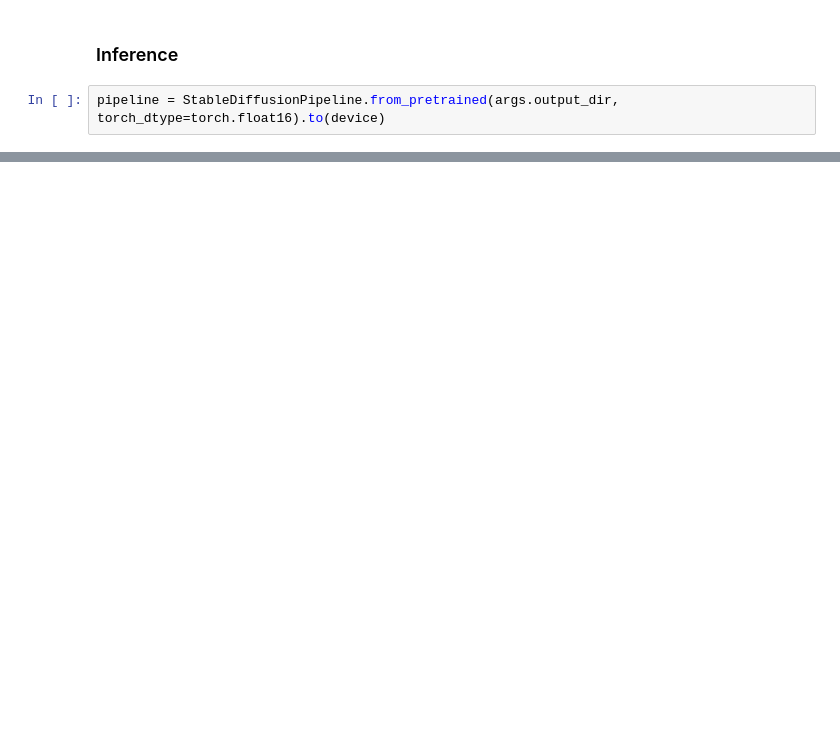
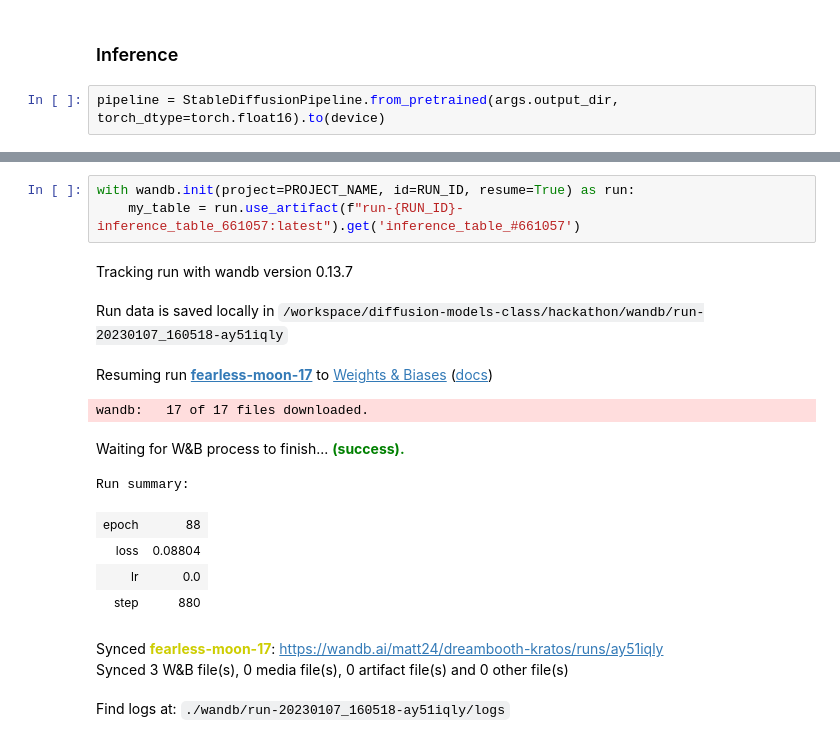
Before and after one commit to matteopilotto/diffusion-models-class, a Jupyter notebook: hackathon/dreambooth_mp.ipynb, the cells around one changed output, grey strips where cells are left out. Cells and saved outputs as stored; diff of their text form; blank space fills up the shorter version.

```diff
--- a/hackathon/dreambooth_mp.ipynb
+++ b/hackathon/dreambooth_mp.ipynb
@@ -508,0 +541,17 @@ for image in all_images:
+# %%
+with wandb.init(project=PROJECT_NAME, id=RUN_ID, resume=True) as run:
+    my_table = run.use_artifact(f"run-{RUN_ID}-inference_table_661057:latest").get('inference_table_#661057')
+# %% [output]
+Tracking run with wandb version 0.13.7
+Run data is saved locally in /workspace/diffusion-models-class/hackathon/wandb/run-20230107_160518-ay51iqly
+Resuming run fearless-moon-17 to Weights & Biases (docs)
+wandb:   17 of 17 files downloaded.
+Waiting for W&B process to finish... (success).
+Run summary:
+| epoch | 88 |
+| loss | 0.08804 |
+| lr | 0.0 |
+| step | 880 |
+Synced fearless-moon-17: https://wandb.ai/matt24/dreambooth-kratos/runs/ay51iqly
+Synced 3 W&B file(s), 0 media file(s), 0 artifact file(s) and 0 other file(s)
+Find logs at: ./wandb/run-20230107_160518-ay51iqly/logs
```
Also changed, not shown: parts of 5 cells of this notebook.
